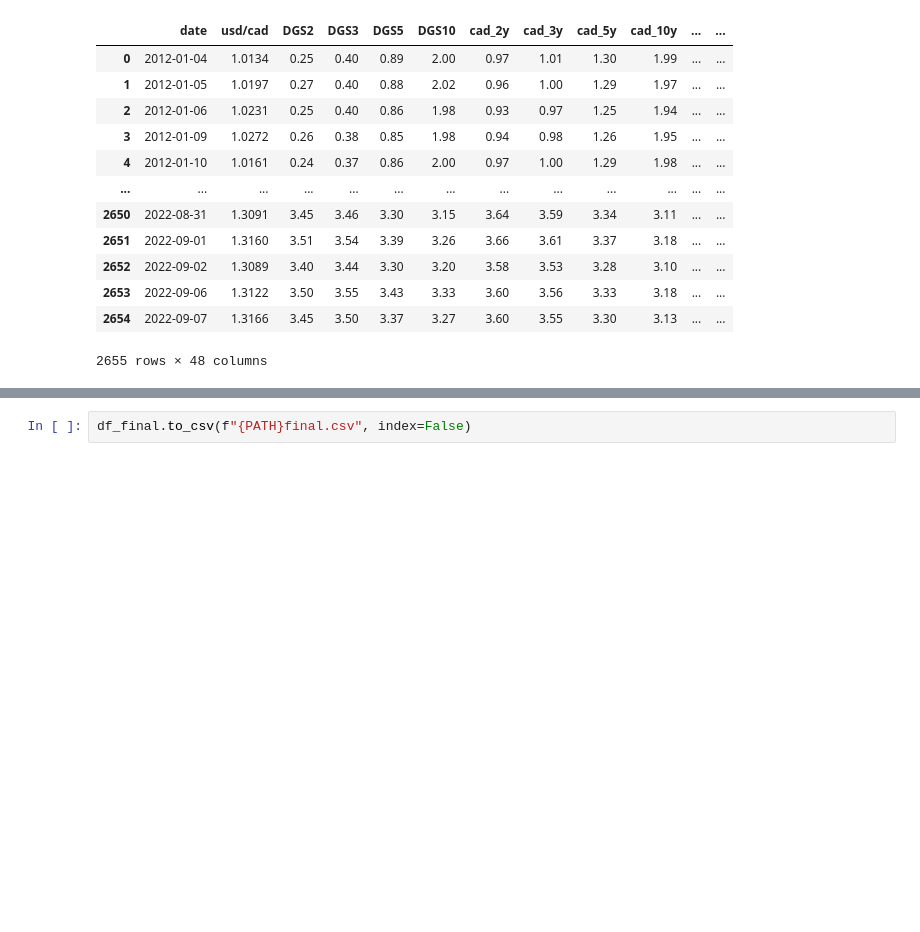
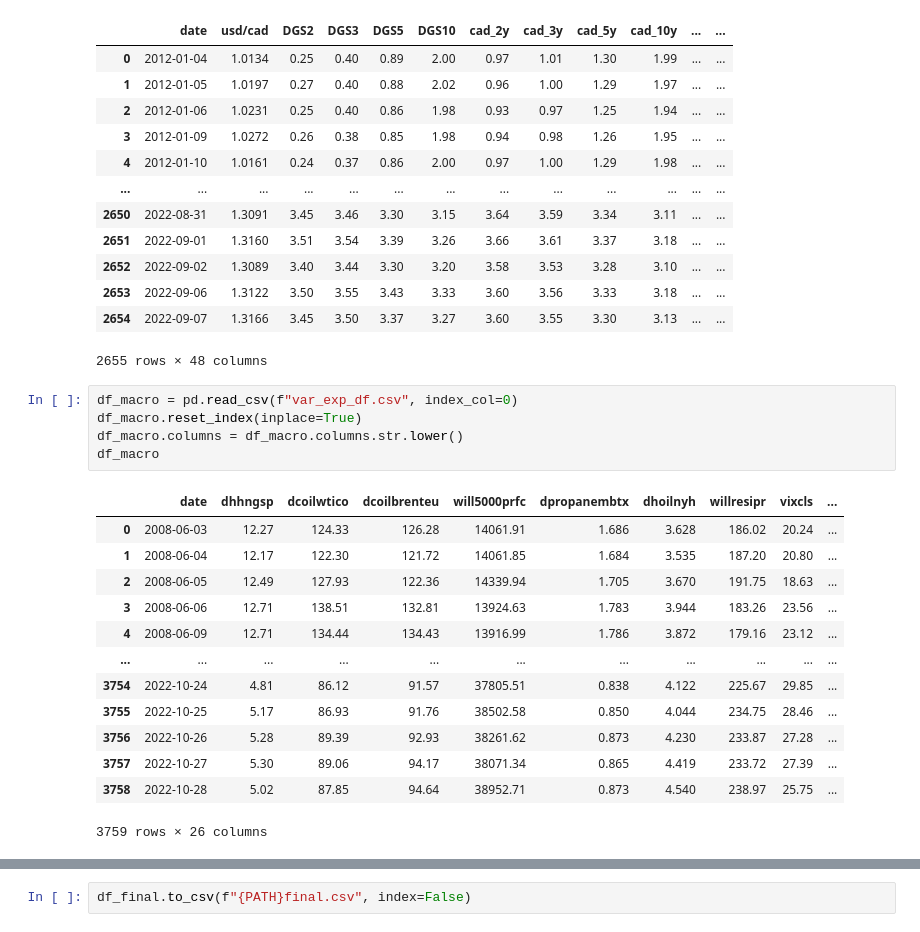
Before and after one commit to felixpoirier1/PolyFinances, a Jupyter notebook: compile_data.ipynb, the cells around one changed output, grey strips where cells are left out. Saved outputs shown, nothing was run; the diff lists cells and outputs as text; blank space fills up the shorter version.

Commit message:
[ADD] | more data (macro)

```diff
--- a/compile_data.ipynb
+++ b/compile_data.ipynb
@@ -333,3 +333,22 @@ df_final
 | 2653 | 2022-09-06 | 1.3122 | 3.50 | 3.55 | 3.43 | 3.33 | 3.60 | 3.56 | 3.33 | 3.18 | ... | ... |
 | 2654 | 2022-09-07 | 1.3166 | 3.45 | 3.50 | 3.37 | 3.27 | 3.60 | 3.55 | 3.30 | 3.13 | ... | ... |
 2655 rows × 48 columns
+# %%
+df_macro = pd.read_csv(f"var_exp_df.csv", index_col=0)
+df_macro.reset_index(inplace=True)
+df_macro.columns = df_macro.columns.str.lower()
+df_macro
+# %% [output]
+|  | date | dhhngsp | dcoilwtico | dcoilbrenteu | will5000prfc | dpropanembtx | dhoilnyh | willresipr | vixcls | ... |
+| 0 | 2008-06-03 | 12.27 | 124.33 | 126.28 | 14061.91 | 1.686 | 3.628 | 186.02 | 20.24 | ... |
+| 1 | 2008-06-04 | 12.17 | 122.30 | 121.72 | 14061.85 | 1.684 | 3.535 | 187.20 | 20.80 | ... |
+| 2 | 2008-06-05 | 12.49 | 127.93 | 122.36 | 14339.94 | 1.705 | 3.670 | 191.75 | 18.63 | ... |
+| 3 | 2008-06-06 | 12.71 | 138.51 | 132.81 | 13924.63 | 1.783 | 3.944 | 183.26 | 23.56 | ... |
+| 4 | 2008-06-09 | 12.71 | 134.44 | 134.43 | 13916.99 | 1.786 | 3.872 | 179.16 | 23.12 | ... |
+| ... | ... | ... | ... | ... | ... | ... | ... | ... | ... | ... |
+| 3754 | 2022-10-24 | 4.81 | 86.12 | 91.57 | 37805.51 | 0.838 | 4.122 | 225.67 | 29.85 | ... |
+| 3755 | 2022-10-25 | 5.17 | 86.93 | 91.76 | 38502.58 | 0.850 | 4.044 | 234.75 | 28.46 | ... |
+| 3756 | 2022-10-26 | 5.28 | 89.39 | 92.93 | 38261.62 | 0.873 | 4.230 | 233.87 | 27.28 | ... |
+| 3757 | 2022-10-27 | 5.30 | 89.06 | 94.17 | 38071.34 | 0.865 | 4.419 | 233.72 | 27.39 | ... |
+| 3758 | 2022-10-28 | 5.02 | 87.85 | 94.64 | 38952.71 | 0.873 | 4.540 | 238.97 | 25.75 | ... |
+3759 rows × 26 columns
```
Also changed, not shown: parts of 1 cell of this notebook.
